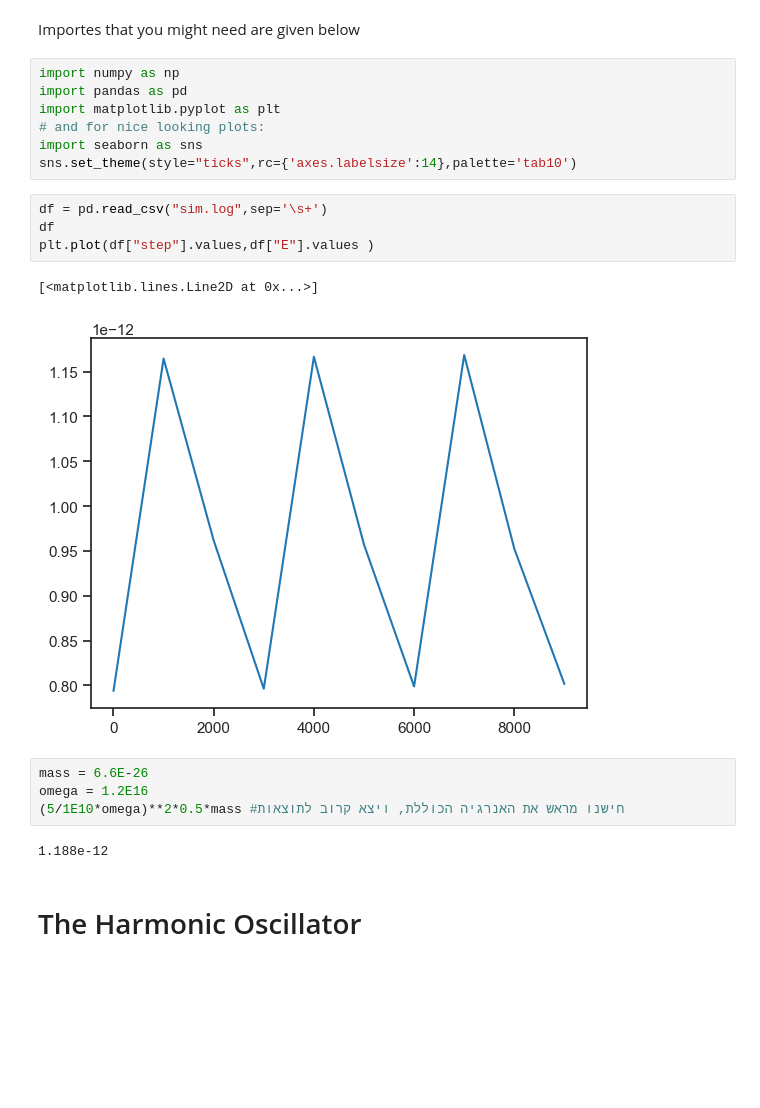
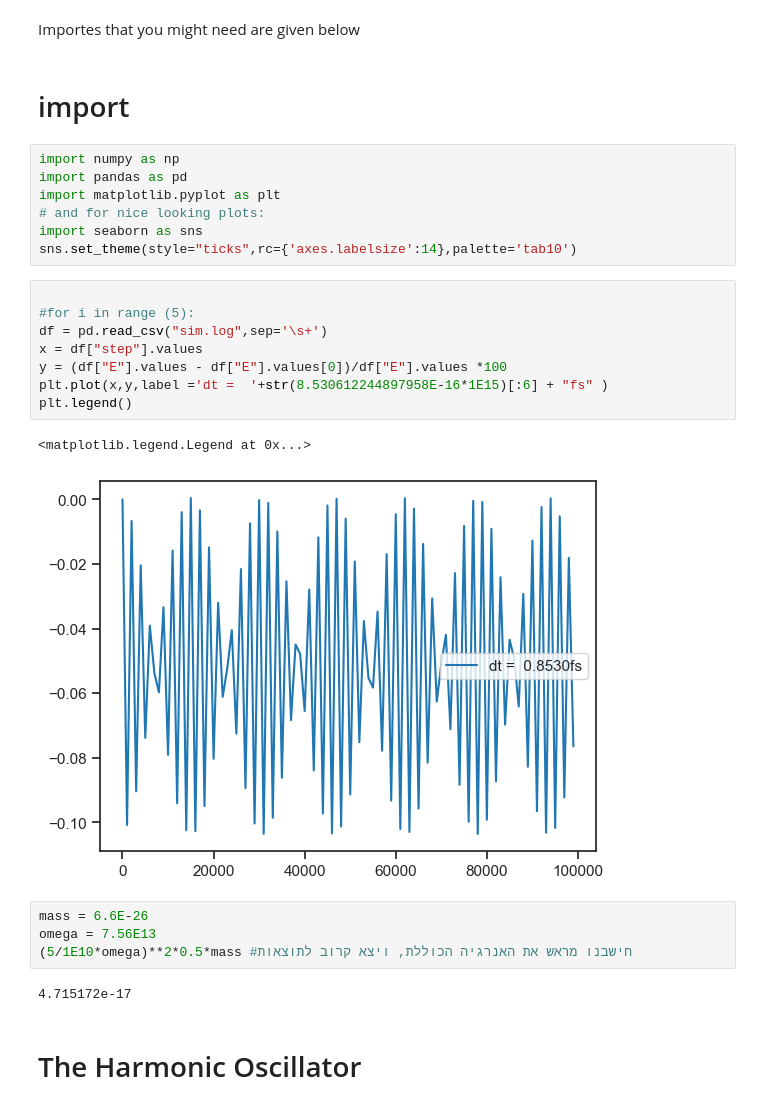
Before and after one commit to SagiMeir/Simulations4Beginners, a Jupyter notebook: getting_started.ipynb, the cells around one changed output. Saved outputs shown, nothing was run; the diff lists cells and outputs as text; blank space fills up the shorter version.

```diff
--- a/getting_started.ipynb
+++ b/getting_started.ipynb
@@ -1,5 +1,7 @@
 # %% [markdown]
 Importes that you might need are given below
+# %% [markdown]
+# import
 # %%
 import numpy as np
 import pandas as pd
@@ -7,19 +9,23 @@ import matplotlib.pyplot as plt
 # and for nice looking plots:
 import seaborn as sns
 sns.set_theme(style="ticks",rc={'axes.labelsize':14},palette='tab10')
-# %%
-df = pd.read_csv("sim.log",sep='\s+')
-df
-plt.plot(df["step"].values,df["E"].values )
-# %% [output]
-[<matplotlib.lines.Line2D at 0x...>]
-[figure, removed]
+# %%
+
+#for i in range (5):
+df = pd.read_csv("sim.log",sep='\s+')
+x = df["step"].values
+y = (df["E"].values - df["E"].values[0])/df["E"].values *100
+plt.plot(x,y,label ='dt =  '+str(8.530612244897958E-16*1E15)[:6] + "fs" )
+plt.legend()
+# %% [output]
+<matplotlib.legend.Legend at 0x...>
+[figure, added]
 # %%
 mass = 6.6E-26
-omega = 1.2E16
-(5/1E10*omega)**2*0.5*mass #חישנו מראש את האנרגיה הכוללת, ויצא קרוב לתוצאות
+omega = 7.56E13
+(5/1E10*omega)**2*0.5*mass #חישבנו מראש את האנרגיה הכוללת, ויצא קרוב לתוצאות
 # %% [output]
-1.188e-12
+4.715172e-17
 # %% [markdown]
 # The Harmonic Oscillator
 # %% [markdown]
```
Also changed, not shown: parts of 4 cells of this notebook, 2 other files.
